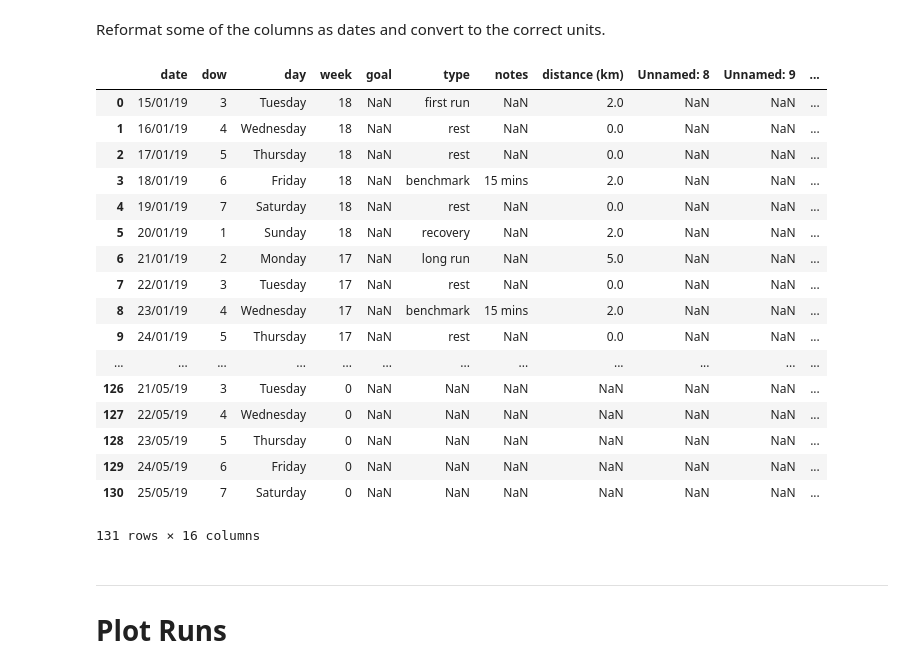
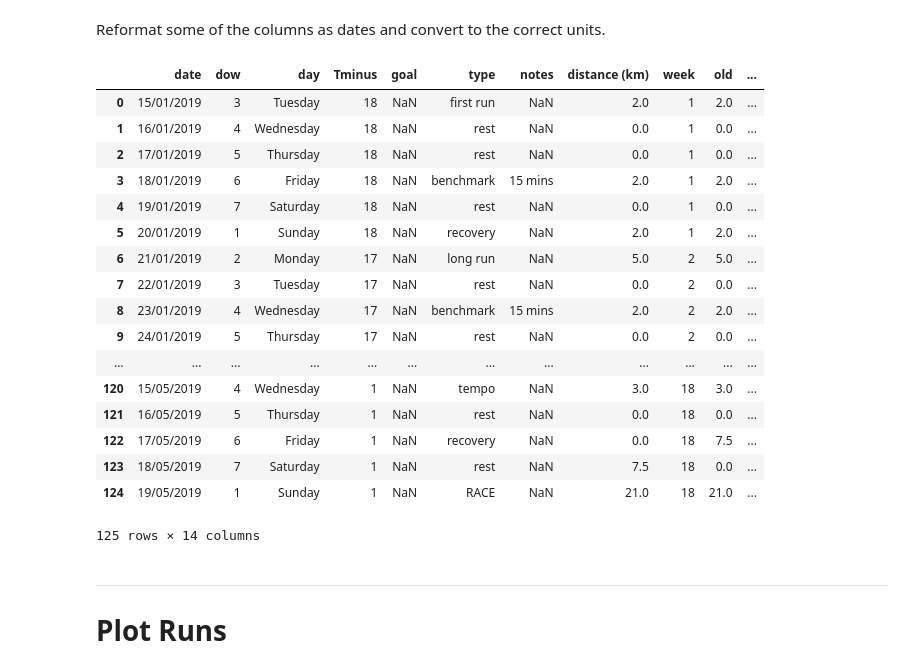
Before and after one commit to KatrionaGoldmann/Fitbit-Progress, a Jupyter notebook: 2_exercise_progress.ipynb, the cells around one changed output. Drawn from its saved outputs; the diff is of its cells as text; code cells hidden in the pictures.

```diff
--- a/2_exercise_progress.ipynb
+++ b/2_exercise_progress.ipynb
@@ -70,35 +70,35 @@ plan['text'] = 'run so far = ' + round(plan['total_dist']).map(str) + 'km, To ru
 Reformat some of the columns as dates and convert to the correct units.
 # %%
 # Format the dates as time stamps
-plan['date_stamp'] = [datetime.datetime.strptime(x, '%d/%m/%y') for x in plan['date']]
-runs['date_stamp']  = [datetime.datetime.strptime(x, '%Y-%m-%d') for x in runs['startDate']]
+plan['date_stamp'] = [datetime.datetime.strptime(x, '%d/%m/%Y') for x in plan['date']]
+runs['date_stamp']  = [datetime.datetime.strptime(x, '%d/%m/%Y') for x in runs['startDate']]
 plan['datec'] = [x.strftime('%d/%m/%Y') for x in plan['date_stamp']]
 runs['datec'] = [x.strftime('%d/%m/%Y') for x in runs['date_stamp']]
 
 # Convert to metric units
 runs['total_run'] = runs['total_run']/0.62137119
 runs['secs'] = runs['duration']/(1000)
 
 plan
 # %% [output]
-|  | date | dow | day | week | goal | type | notes | distance (km) | Unnamed: 8 | Unnamed: 9 | ... |
-| 0 | 15/01/19 | 3 | Tuesday | 18 | NaN | first run | NaN | 2.0 | NaN | NaN | ... |
-| 1 | 16/01/19 | 4 | Wednesday | 18 | NaN | rest | NaN | 0.0 | NaN | NaN | ... |
-| 2 | 17/01/19 | 5 | Thursday | 18 | NaN | rest | NaN | 0.0 | NaN | NaN | ... |
-| 3 | 18/01/19 | 6 | Friday | 18 | NaN | benchmark | 15 mins | 2.0 | NaN | NaN | ... |
-| 4 | 19/01/19 | 7 | Saturday | 18 | NaN | rest | NaN | 0.0 | NaN | NaN | ... |
-| 5 | 20/01/19 | 1 | Sunday | 18 | NaN | recovery | NaN | 2.0 | NaN | NaN | ... |
-| 6 | 21/01/19 | 2 | Monday | 17 | NaN | long run | NaN | 5.0 | NaN | NaN | ... |
-| 7 | 22/01/19 | 3 | Tuesday | 17 | NaN | rest | NaN | 0.0 | NaN | NaN | ... |
-| 8 | 23/01/19 | 4 | Wednesday | 17 | NaN | benchmark | 15 mins | 2.0 | NaN | NaN | ... |
-| 9 | 24/01/19 | 5 | Thursday | 17 | NaN | rest | NaN | 0.0 | NaN | NaN | ... |
+|  | date | dow | day | Tminus | goal | type | notes | distance (km) | week | old | ... |
+| 0 | 15/01/2019 | 3 | Tuesday | 18 | NaN | first run | NaN | 2.0 | 1 | 2.0 | ... |
+| 1 | 16/01/2019 | 4 | Wednesday | 18 | NaN | rest | NaN | 0.0 | 1 | 0.0 | ... |
+| 2 | 17/01/2019 | 5 | Thursday | 18 | NaN | rest | NaN | 0.0 | 1 | 0.0 | ... |
+| 3 | 18/01/2019 | 6 | Friday | 18 | NaN | benchmark | 15 mins | 2.0 | 1 | 2.0 | ... |
+| 4 | 19/01/2019 | 7 | Saturday | 18 | NaN | rest | NaN | 0.0 | 1 | 0.0 | ... |
+| 5 | 20/01/2019 | 1 | Sunday | 18 | NaN | recovery | NaN | 2.0 | 1 | 2.0 | ... |
+| 6 | 21/01/2019 | 2 | Monday | 17 | NaN | long run | NaN | 5.0 | 2 | 5.0 | ... |
+| 7 | 22/01/2019 | 3 | Tuesday | 17 | NaN | rest | NaN | 0.0 | 2 | 0.0 | ... |
+| 8 | 23/01/2019 | 4 | Wednesday | 17 | NaN | benchmark | 15 mins | 2.0 | 2 | 2.0 | ... |
+| 9 | 24/01/2019 | 5 | Thursday | 17 | NaN | rest | NaN | 0.0 | 2 | 0.0 | ... |
 | ... | ... | ... | ... | ... | ... | ... | ... | ... | ... | ... | ... |
-| 126 | 21/05/19 | 3 | Tuesday | 0 | NaN | NaN | NaN | NaN | NaN | NaN | ... |
-| 127 | 22/05/19 | 4 | Wednesday | 0 | NaN | NaN | NaN | NaN | NaN | NaN | ... |
-| 128 | 23/05/19 | 5 | Thursday | 0 | NaN | NaN | NaN | NaN | NaN | NaN | ... |
-| 129 | 24/05/19 | 6 | Friday | 0 | NaN | NaN | NaN | NaN | NaN | NaN | ... |
-| 130 | 25/05/19 | 7 | Saturday | 0 | NaN | NaN | NaN | NaN | NaN | NaN | ... |
+| 120 | 15/05/2019 | 4 | Wednesday | 1 | NaN | tempo | NaN | 3.0 | 18 | 3.0 | ... |
+| 121 | 16/05/2019 | 5 | Thursday | 1 | NaN | rest | NaN | 0.0 | 18 | 0.0 | ... |
+| 122 | 17/05/2019 | 6 | Friday | 1 | NaN | recovery | NaN | 0.0 | 18 | 7.5 | ... |
+| 123 | 18/05/2019 | 7 | Saturday | 1 | NaN | rest | NaN | 7.5 | 18 | 0.0 | ... |
+| 124 | 19/05/2019 | 1 | Sunday | 1 | NaN | RACE | NaN | 21.0 | 18 | 21.0 | ... |
-131 rows × 16 columns
+125 rows × 14 columns
 # %% [markdown]
 -----
 
```
Also changed, not shown: parts of 10 cells of this notebook, 2 other files.
